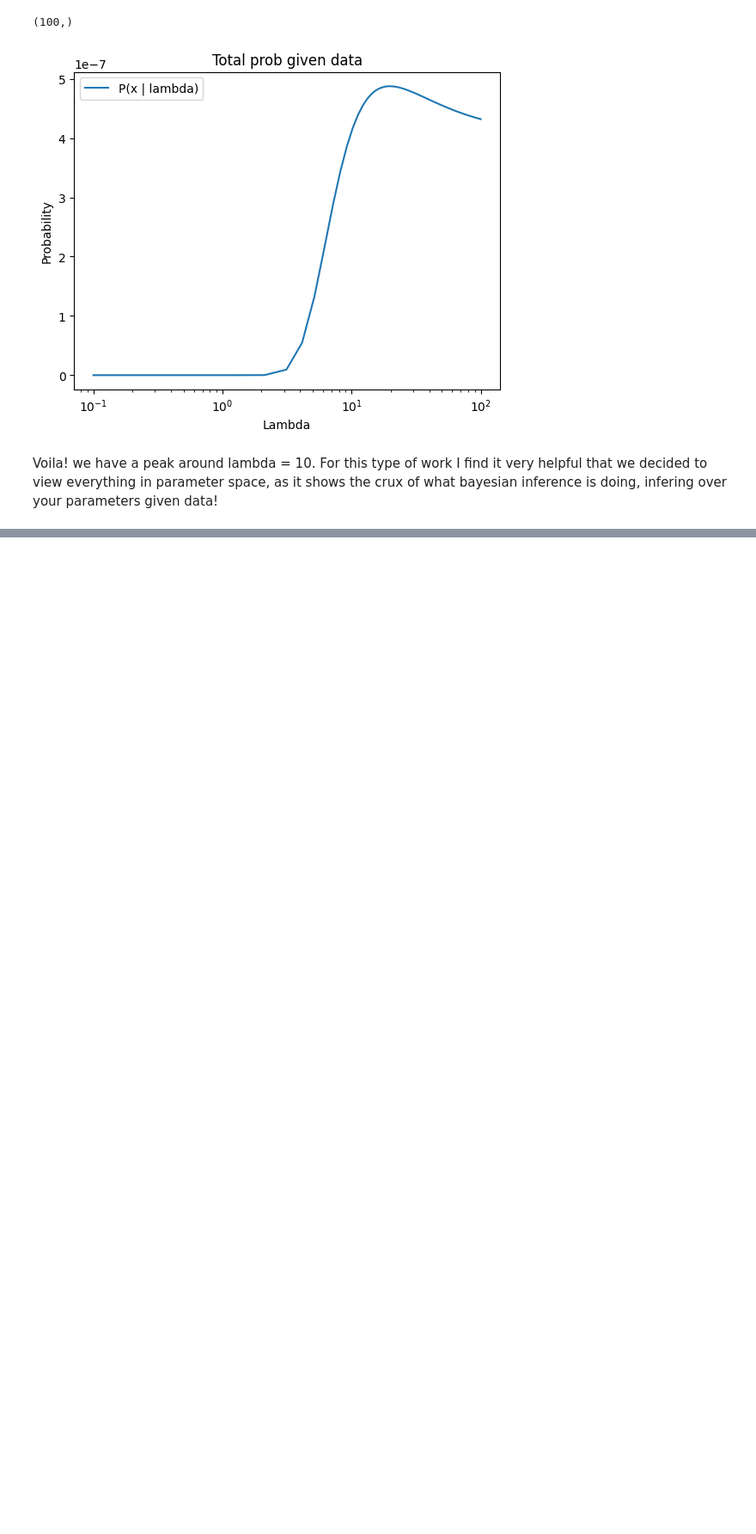
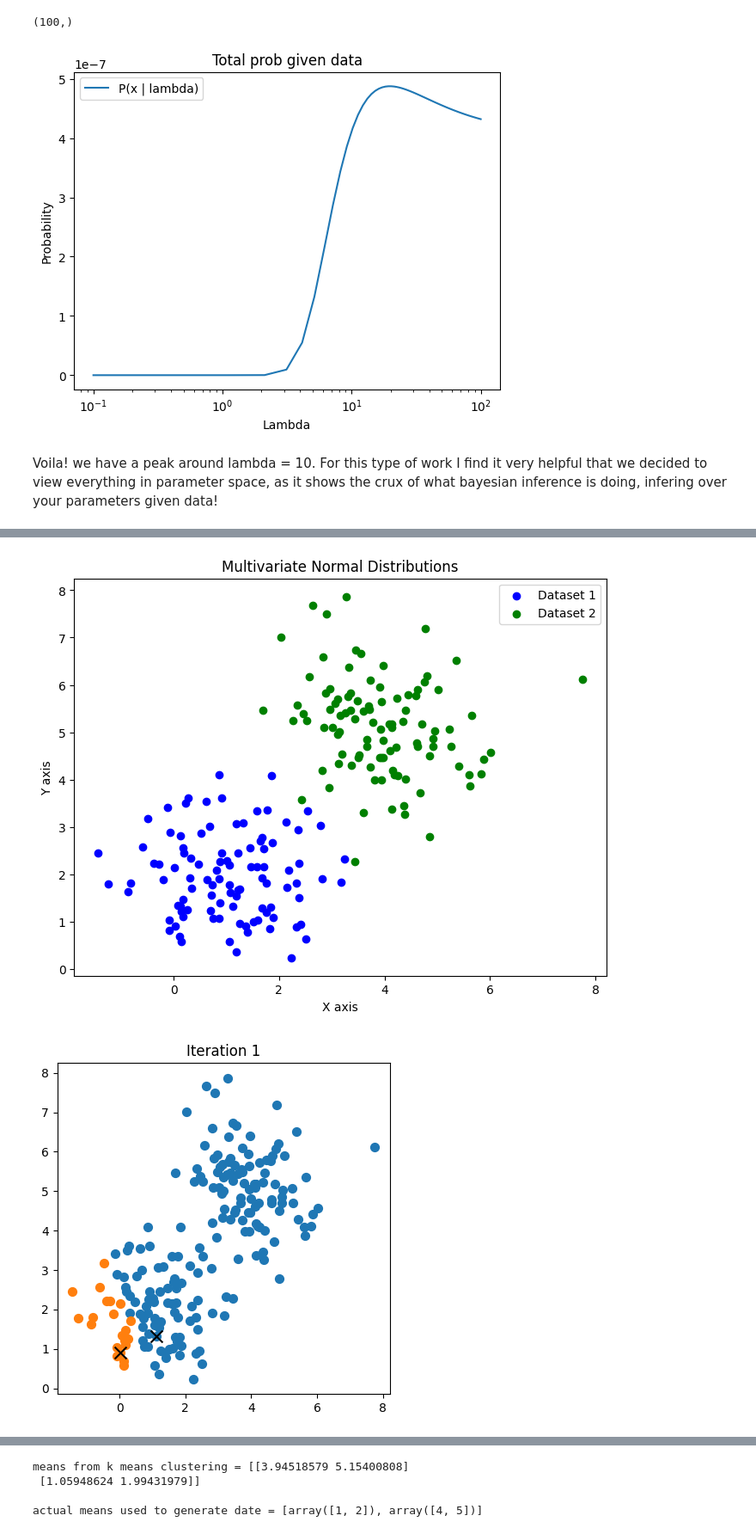
Before and after one commit to ncorriveau/math_helpers, a Jupyter notebook: bayesian_inference.ipynb, the cells around one changed output, grey strips where cells are left out. Shown: that part at 86% size. Saved outputs shown, nothing was run; the diff lists cells and outputs as text; code cells hidden in the pictures; blank space fills up the shorter version.

Commit message:
updating with k means ex

```diff
--- a/bayesian_inference.ipynb
+++ b/bayesian_inference.ipynb
@@ -153,0 +162,71 @@ shows the crux of what bayesian inference is doing, infering over your parameter
+# %%
+import numpy as np
+import matplotlib.pyplot as plt
+
+def distance_func(data, means):
+    return np.sqrt(((data - means[:, np.newaxis])**2).sum(axis=2))
+
+def responsibility(data, means):
+    # 'hard' k means assignment here where it is all allocated to particular mean or not
+    distances = distance_func(data, means)
+    return np.argmin(distances, axis=0)
+
+# means = np.array([[0 ,1], [2, 3]])
+# data1 = np.random.multivariate_normal([0, 1], [[1, 0], [0, 1]], size=2)
+# print(f"means = {means}")
+# print(f"data1 = {data1}")
+# print(f"distance = {(data1 - means[:, np.newaxis])**2}")
+# np.sqrt(((data1 - means[:, np.newaxis])**2).sum(axis=2))
+# %%
+def run_k_means(k, iterations, num_samples, color_dict):
+    # generate data
+    m1 = np.array([1, 2])
+    m2 = np.array([4, 5])
+    variance = 1
+    # Generate data points from the first Gaussian distribution
+    data1 = np.random.multivariate_normal(m1, variance*np.eye(2), size=num_samples)
+    data2 = np.random.multivariate_normal(m2, variance*np.eye(2), size=num_samples)
+
+    # plot actual distributions
+    plt.figure(figsize=(8, 6))
+    plt.scatter(data1[:, 0], data1[:, 1], color='blue', label='Dataset 1')
+    plt.scatter(data2[:, 0], data2[:, 1], color='green', label='Dataset 2')
+    plt.title('Multivariate Normal Distributions')
+    plt.xlabel('X axis')
+    plt.ylabel('Y axis')
+    plt.legend()
+    plt.show()
+
+    # Combine the data points from both distributions
+    data = np.concatenate((data1, data2))
+    labels = np.zeros(num_samples * 2)
+    # generate random means and run initial assignment
+    means = data[np.random.choice(data.shape[0], k, replace=False)]
+
+    for i in range(iterations):
+        plt.figure(figsize=(5, 5))
+        for j in range(len(data)):
+            resp = responsibility(data[j], means)
+            labels[j] = resp
+
+        for j in range(k):
+            plt.scatter(*data[labels == j].T, s=50)
+            plt.scatter(*means[j], c='black', s=100, marker='x')
+
+        plt.title(f"Iteration {i+1}")
+        plt.show(block=False)
+        plt.pause(0.5)
+        plt.close()
+
+        for j in range(k):
+            means[j] = np.mean(data[labels == j], axis=0)
+
+    return means, data
+
+color_dict = {0: 'blue', 1: 'green'}
+means, data = run_k_means(2, 10, 100, color_dict)
+print(f"means from k means clustering = {means}\n")
+print(f"actual means used to generate date = {[np.array([1, 2]), np.array([4, 5])]}")
+# %% [output]
+[figure, added]
+[figure, added]
@@ -153,0 +242,4 @@ shows the crux of what bayesian inference is doing, infering over your parameter
+means from k means clustering = [[3.94518579 5.15400808]
+ [1.05948624 1.99431979]]
+
+actual means used to generate date = [array([1, 2]), array([4, 5])]
```
Also changed, not shown: parts of 3 cells of this notebook.
